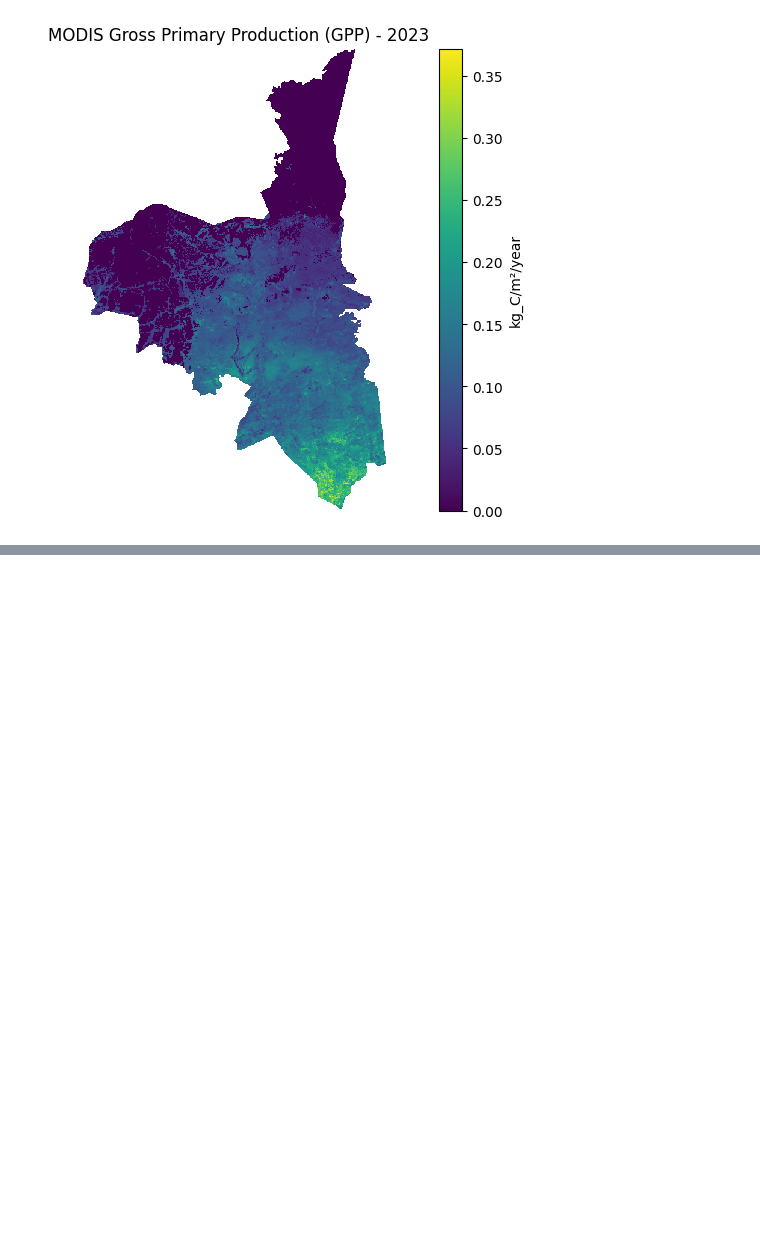
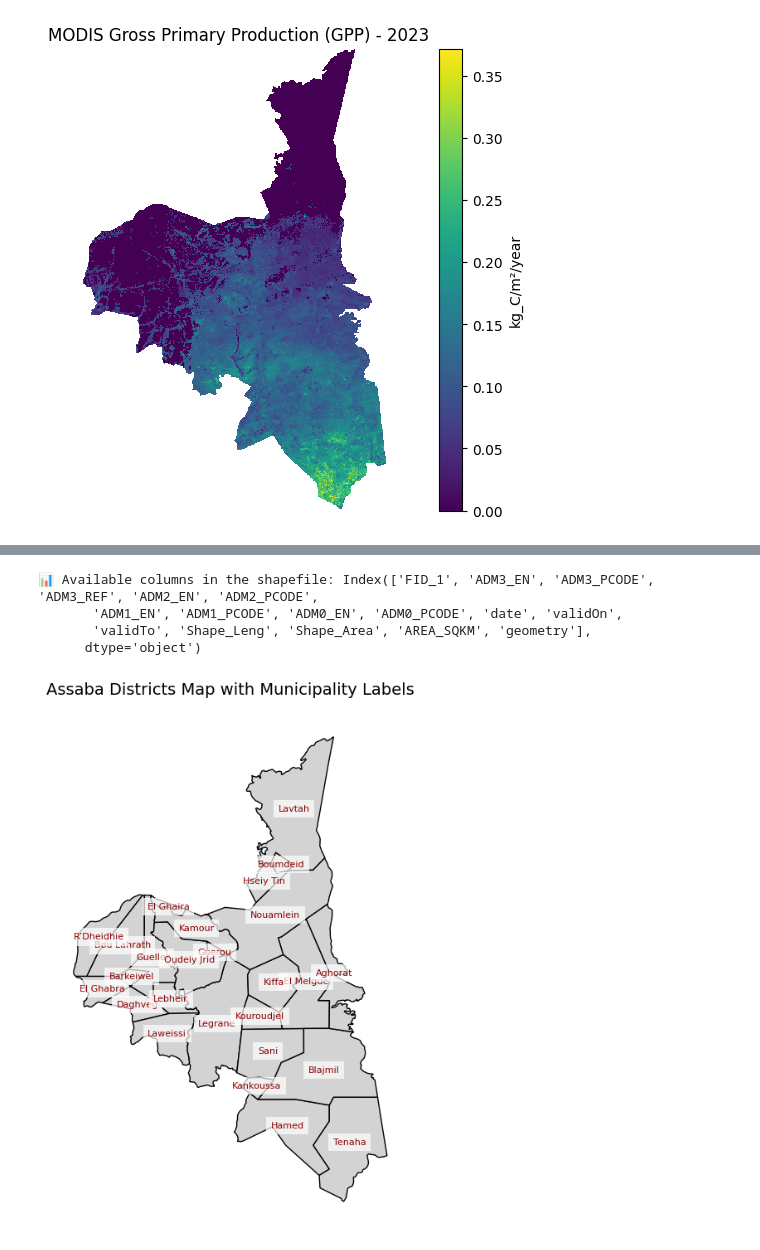
Before and after one commit to CipherCircle-StartHack-2025/Niklas, a Jupyter notebook: exploring_the_data.ipynb, the cells around one changed output, grey strips where cells are left out. Drawn from its saved outputs; the diff is of its cells as text; code cells hidden in the pictures; blank space fills up the shorter version.

```diff
--- a/exploring_the_data.ipynb
+++ b/exploring_the_data.ipynb
@@ -918,0 +986,48 @@ above 4000 should be 0
+# %%
+import geopandas as gpd
+import matplotlib.pyplot as plt
+
+# Define the path to your shapefile
+shp_path = "/Users/niklasviebig/Desktop/STARTxHack/Datasets_Hackathon/Admin_layers/Assaba_Districts_layer.shp"
+
+# Load the shapefile
+assaba_map = gpd.read_file(shp_path)
+
+# Print available columns (to confirm correct municipality column)
+print("📊 Available columns in the shapefile:", assaba_map.columns)
+
+# **Fix 1: Use Correct Municipality Column Name**
+municipality_column = "ADM3_EN"  # Change if needed
+
+# **Fix 2: Ensure the CRS is projected before calculating centroids**
+if assaba_map.crs.is_geographic:
+    assaba_map = assaba_map.to_crs(epsg=3857)  # Convert to a projected CRS
+
+# Compute centroids for labeling
+assaba_map["centroid"] = assaba_map.geometry.centroid
+
+# Extract coordinates
+x_coords = assaba_map["centroid"].x
+y_coords = assaba_map["centroid"].y
+
+# **Fix 3: Plot the Map with Labels**
+fig, ax = plt.subplots(figsize=(10, 8))
+assaba_map.plot(ax=ax, color="lightgray", edgecolor="black")
+
+# Add labels (municipality names)
+for x, y, label in zip(x_coords, y_coords, assaba_map[municipality_column]):
+    ax.text(x, y, label, fontsize=8, ha="center", va="center", color="darkred",
+            bbox=dict(facecolor="white", edgecolor="none", alpha=0.7))
+
+# Improve visualization
+ax.set_title("Assaba Districts Map with Municipality Labels", fontsize=14)
+ax.axis("off")
+
+# Show plot
+plt.show()
+# %% [output]
+📊 Available columns in the shapefile: Index(['FID_1', 'ADM3_EN', 'ADM3_PCODE', 'ADM3_REF', 'ADM2_EN', 'ADM2_PCODE',
+       'ADM1_EN', 'ADM1_PCODE', 'ADM0_EN', 'ADM0_PCODE', 'date', 'validOn',
+       'validTo', 'Shape_Leng', 'Shape_Area', 'AREA_SQKM', 'geometry'],
+      dtype='object')
+[figure, added]
```
Also changed, not shown: parts of 7 cells of this notebook.
